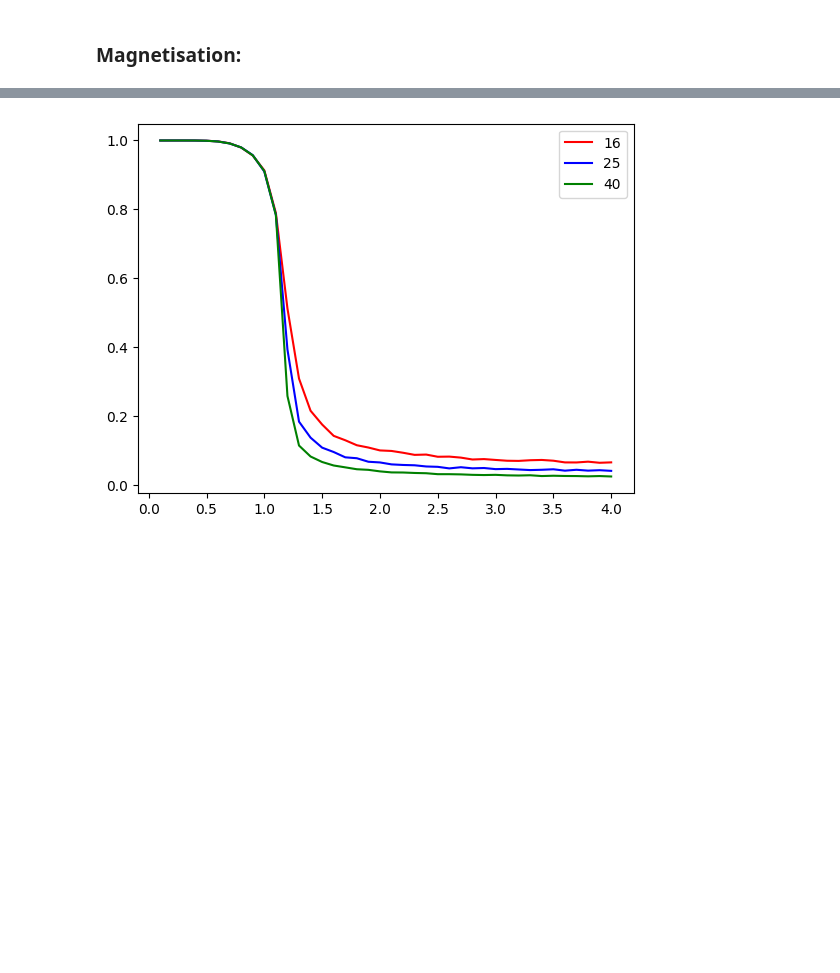
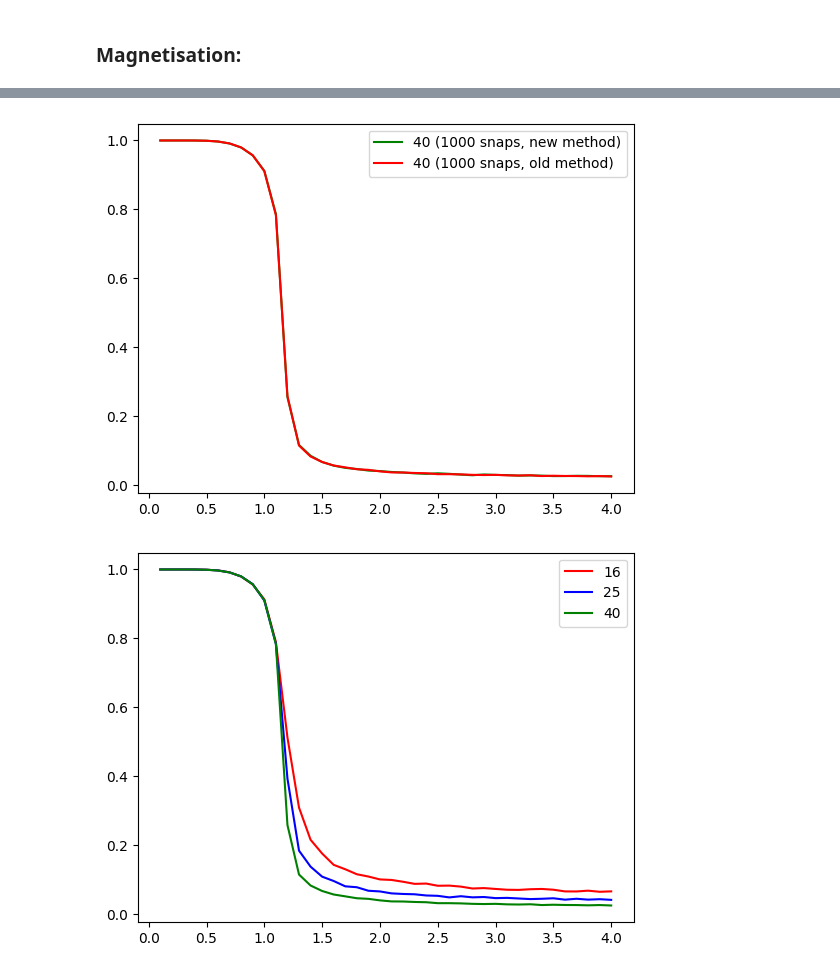
Before and after one commit to Newtech66/2D_Ising_Model_sim, a Jupyter notebook: metropolis_algorithm.ipynb, the cells around one changed output, grey strips where cells are left out. Saved outputs shown, nothing was run; the diff lists cells and outputs as text; code cells hidden in the pictures; blank space fills up the shorter version.

```diff
--- a/metropolis_algorithm.ipynb
+++ b/metropolis_algorithm.ipynb
@@ -143 +167,11 @@ def get_magnetisation(N):
+# %%
+magnetisation_dummy_40 = get_mag('data_40.npz',40,1000,40)
+directory = f'./data/'
+magnetisation_16 = get_magnetisation(directory,40,1000)
+plt.plot(T_list,magnetisation_dummy_40,c='green',label='40 (1000 snaps, new method)')
+plt.plot(T_list,magnetisation_40,c='red',label='40 (1000 snaps, old method)')
+plt.legend()
+plt.show()
+# %% [output]
+[figure, added]
 # %%
```
Also changed, not shown: parts of 4 cells of this notebook, 3 other files.
